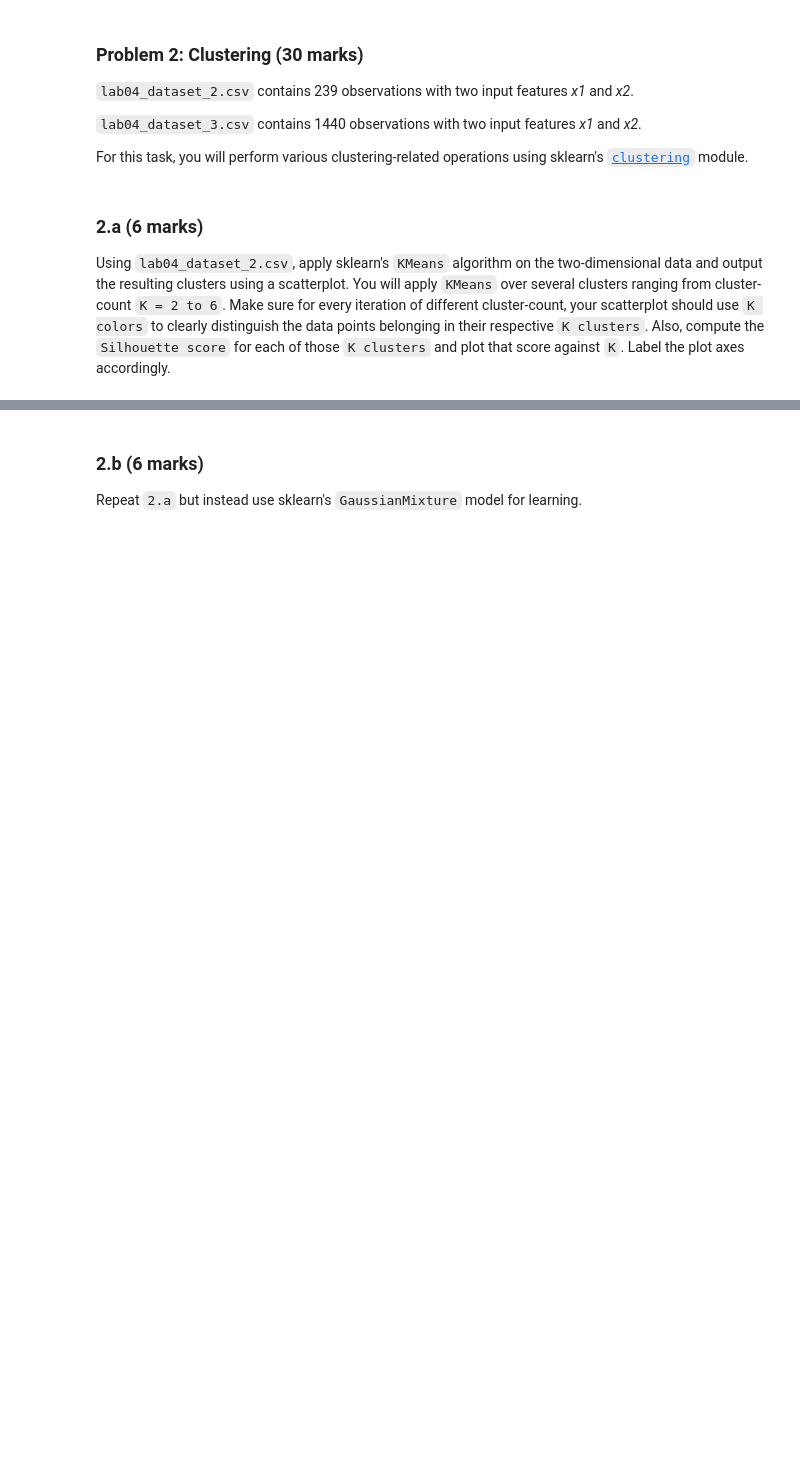
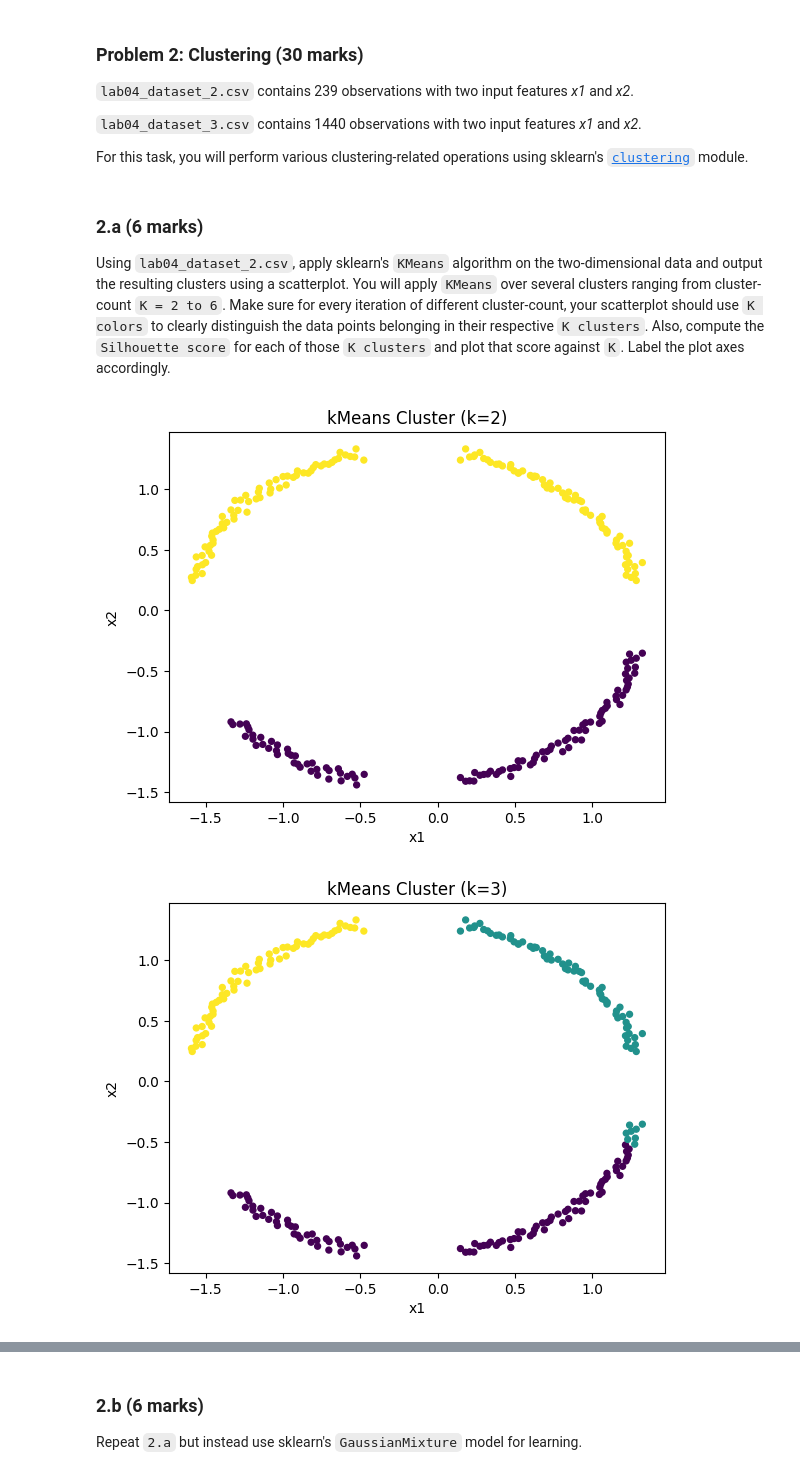
Before and after one commit to dfigueredo0/CS484, a Jupyter notebook: Assignment04/Assignment_4.ipynb, the cells around one changed output, grey strips where cells are left out. Cells and saved outputs as stored; diff of their text form; code cells hidden in the pictures; blank space fills up the shorter version.

```diff
--- a/Assignment04/Assignment_4.ipynb
+++ b/Assignment04/Assignment_4.ipynb
@@ -181,3 +188,40 @@ For this task, you will perform various clustering-related operations using skle
 ### 2.a (6 marks)
 
 Using `lab04_dataset_2.csv`, apply sklearn's `KMeans` algorithm on the two-dimensional data and output the resulting clusters using a scatterplot. You will apply `KMeans` over several clusters ranging from cluster-count `K = 2 to 6`. Make sure for every iteration of different cluster-count, your scatterplot should use `K colors` to clearly distinguish the data points belonging in their respective `K clusters`. Also, compute the `Silhouette score` for each of those `K clusters` and plot that score against `K`. Label the plot axes accordingly.
+# %%
+import matplotlib.pyplot as plt
+from sklearn.cluster import KMeans
+from sklearn.metrics import silhouette_score
+
+def kmeans(cluster_range=range(2,7), random_state=0):
+    df = pd.read_csv("lab04_dataset_2.csv")
+    X = df[["x1", "x2"]].to_numpy()
+    Xn = StandardScaler().fit_transform(X)
+
+    k_labels = {}
+    sil_score = []
+
+    for k in cluster_range:
+        km = KMeans(n_clusters=k, n_init=10, random_state=random_state)
+        label = km.fit_predict(Xn)
+        k_labels[k] = label
+        sil_score.append(silhouette_score(Xn, label))
+
+        plt.figure()
+        plt.scatter(Xn[:, 0], Xn[:, 1], c=label, s=18)
+        plt.title(f"kMeans Cluster (k={k})")
+        plt.xlabel("x1")
+        plt.ylabel("x2")
+        plt.show()
+
+    plt.figure()
+    plt.plot(list(cluster_range), sil_score)
+    plt.xlabel("k")
+    plt.ylabel("Silhouette score")
+    plt.show()
+
+if __name__ == "__main__":
+    kmeans()
+# %% [output]
+[figure, added]
+[figure, added]
```
Also changed, not shown: parts of 7 cells of this notebook.
